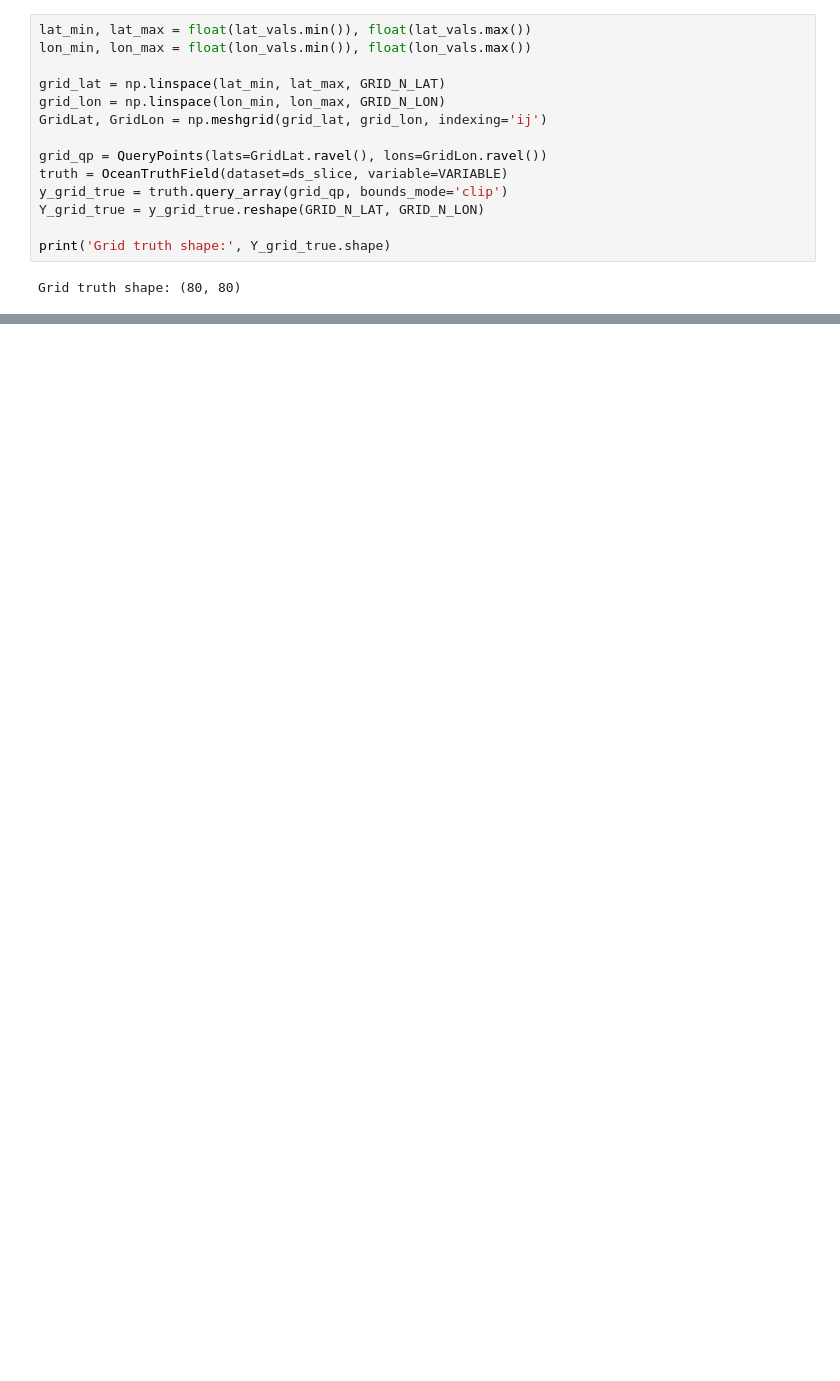
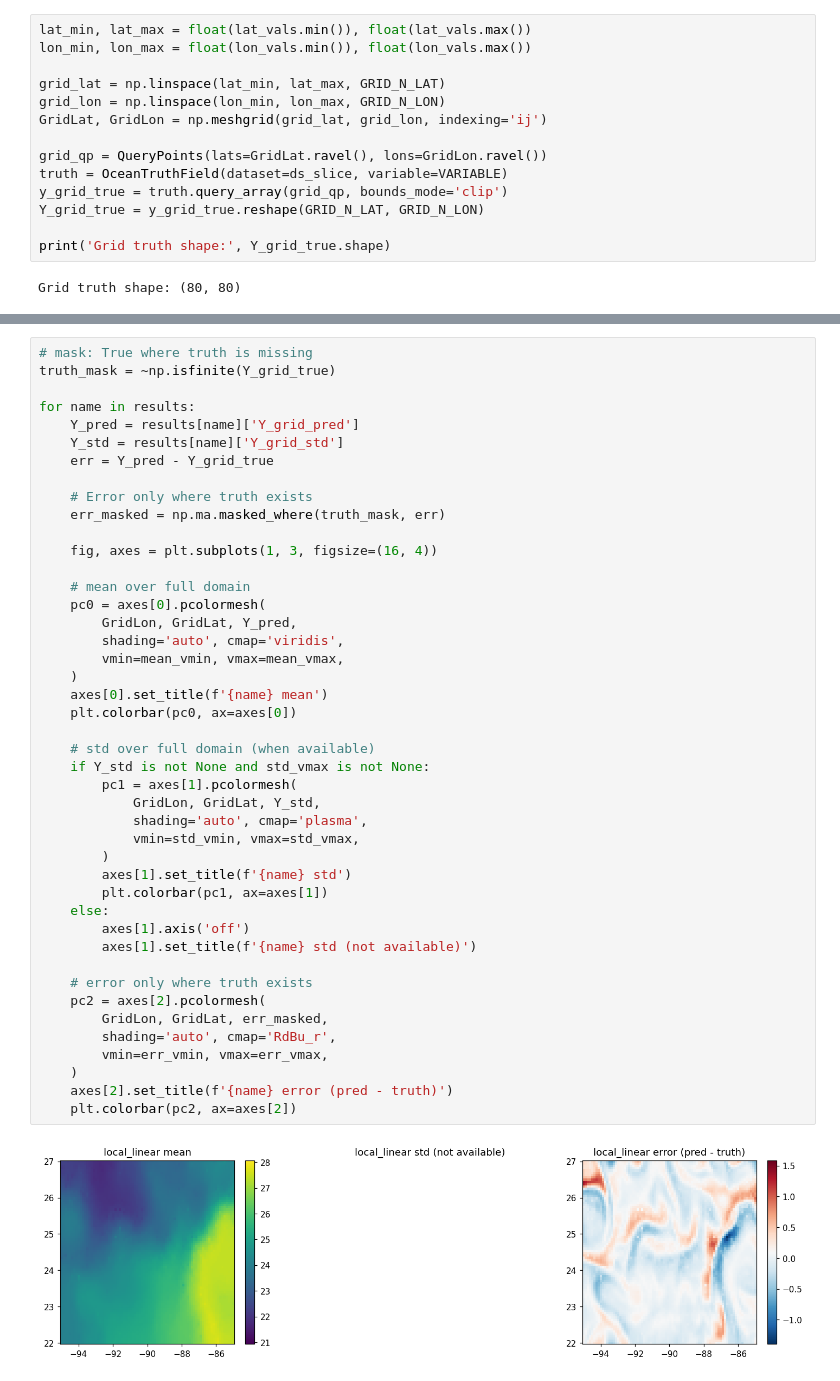
Before and after one commit to shafezi/oceanbench, a Jupyter notebook: notebooks/provider_subset_field_model_benchmark.ipynb, the cells around one changed output, grey strips where cells are left out. Drawn from its saved outputs; the diff is of its cells as text; blank space fills up the shorter version.

```diff
--- a/notebooks/provider_subset_field_model_benchmark.ipynb
+++ b/notebooks/provider_subset_field_model_benchmark.ipynb
@@ -456 +629,47 @@ gmrf
   coverage |err|<=2*std: 1.0
+# %%
+# mask: True where truth is missing
+truth_mask = ~np.isfinite(Y_grid_true)
+
+for name in results:
+    Y_pred = results[name]['Y_grid_pred']
+    Y_std = results[name]['Y_grid_std']
+    err = Y_pred - Y_grid_true
+
+    # Error only where truth exists
+    err_masked = np.ma.masked_where(truth_mask, err)
+
+    fig, axes = plt.subplots(1, 3, figsize=(16, 4))
+
+    # mean over full domain
+    pc0 = axes[0].pcolormesh(
+        GridLon, GridLat, Y_pred,
+        shading='auto', cmap='viridis',
+        vmin=mean_vmin, vmax=mean_vmax,
+    )
+    axes[0].set_title(f'{name} mean')
+    plt.colorbar(pc0, ax=axes[0])
+
+    # std over full domain (when available)
+    if Y_std is not None and std_vmax is not None:
+        pc1 = axes[1].pcolormesh(
+            GridLon, GridLat, Y_std,
+            shading='auto', cmap='plasma',
+            vmin=std_vmin, vmax=std_vmax,
+        )
+        axes[1].set_title(f'{name} std')
+        plt.colorbar(pc1, ax=axes[1])
+    else:
+        axes[1].axis('off')
+        axes[1].set_title(f'{name} std (not available)')
+
+    # error only where truth exists
+    pc2 = axes[2].pcolormesh(
+        GridLon, GridLat, err_masked,
+        shading='auto', cmap='RdBu_r',
+        vmin=err_vmin, vmax=err_vmax,
+    )
+    axes[2].set_title(f'{name} error (pred - truth)')
+    plt.colorbar(pc2, ax=axes[2])
+# %% [output]
+[figure, added]
```
Also changed, not shown: parts of 16 cells of this notebook, 8 other files.
